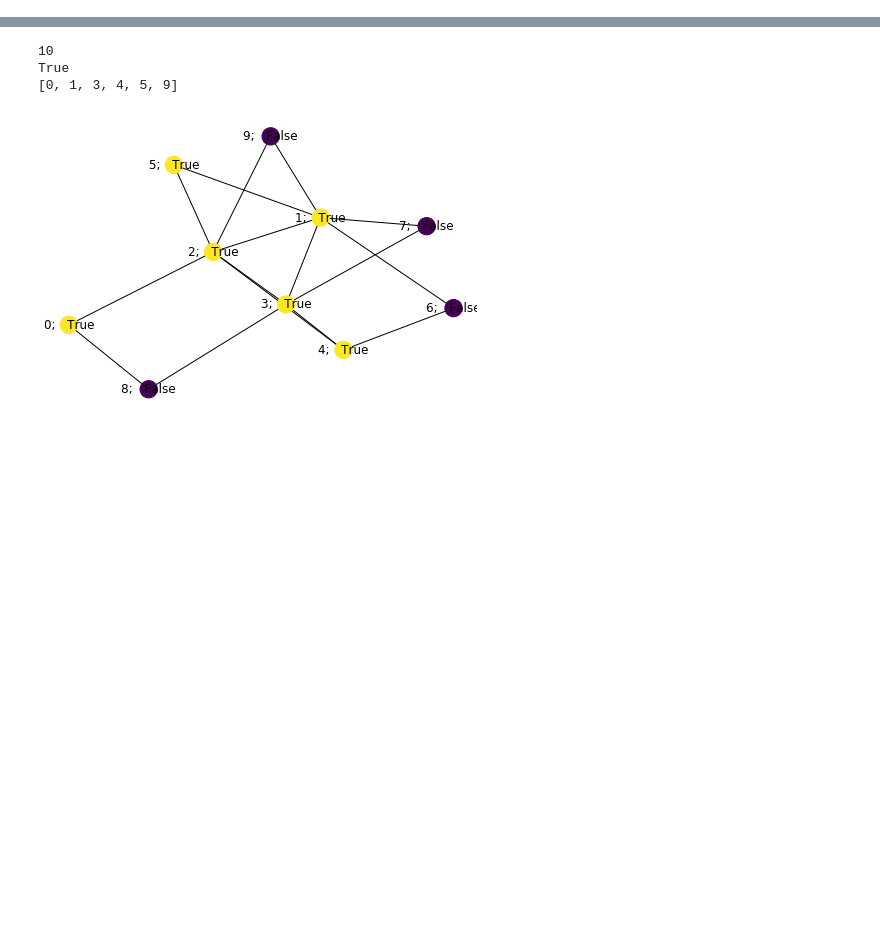
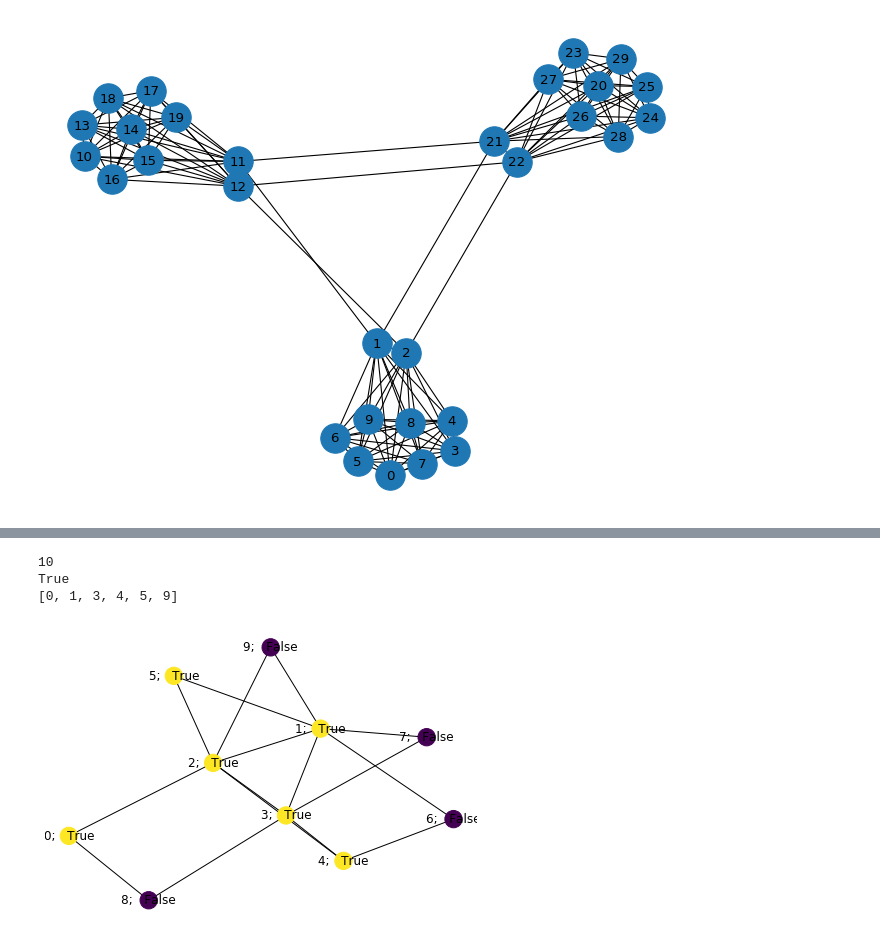
Before and after one commit to nro-bot/cs223_creditgraphs, a Jupyter notebook: Algorithm1_network.ipynb, the cells around one changed output, grey strips where cells are left out. Saved outputs shown, nothing was run; the diff lists cells and outputs as text; code cells hidden in the pictures; blank space fills up the shorter version.

```diff
--- a/Algorithm1_network.ipynb
+++ b/Algorithm1_network.ipynb
@@ -13,0 +42,23 @@ plt.show()
+# %%
+# actual graph example for paper
+plt.figure(num=None, figsize=(8, 6), dpi=80, facecolor='w', edgecolor='k')
+
+n_nodes = 10
+sub1 = nx.complete_graph(n_nodes)
+sub2 = nx.complete_graph(n_nodes)
+sub3 = nx.complete_graph(n_nodes)
+G_barbell = nx.disjoint_union(sub1, sub2)
+G_barbell = nx.disjoint_union(G_barbell, sub3)
+# 1 to 2
+G_barbell.add_edge(1,n_nodes+1)
+G_barbell.add_edge(2,n_nodes+2)
+# 2 to 3
+G_barbell.add_edge(n_nodes+1, 2*n_nodes+1)
+G_barbell.add_edge(n_nodes+2, 2*n_nodes+2)
+# 3 to 1
+G_barbell.add_edge(2*n_nodes+1,1)
+G_barbell.add_edge(2*n_nodes+2,2)
+nx.draw(G_barbell, with_labels=True, node_size=700)
+plt.show()
+# %% [output]
+[figure, added]
```
Also changed, not shown: parts of 9 cells of this notebook, 3 other files.
